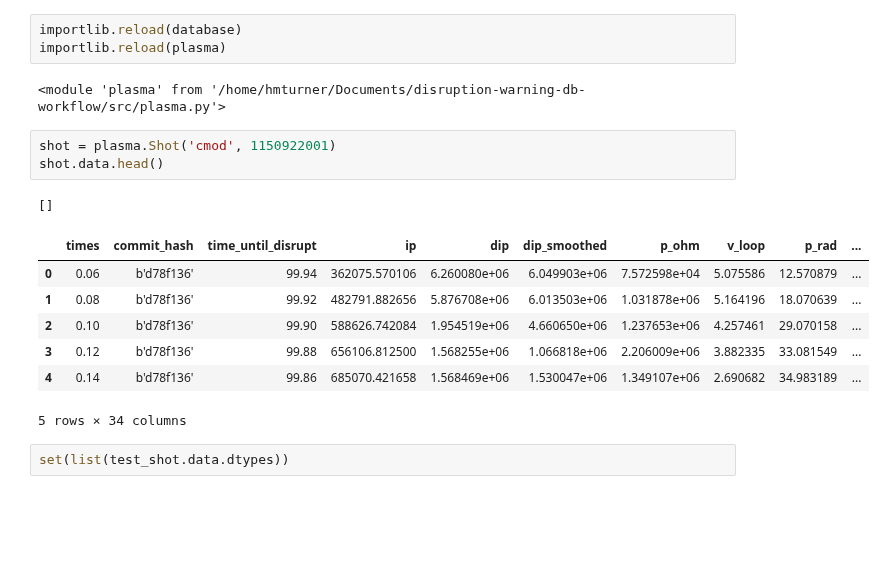
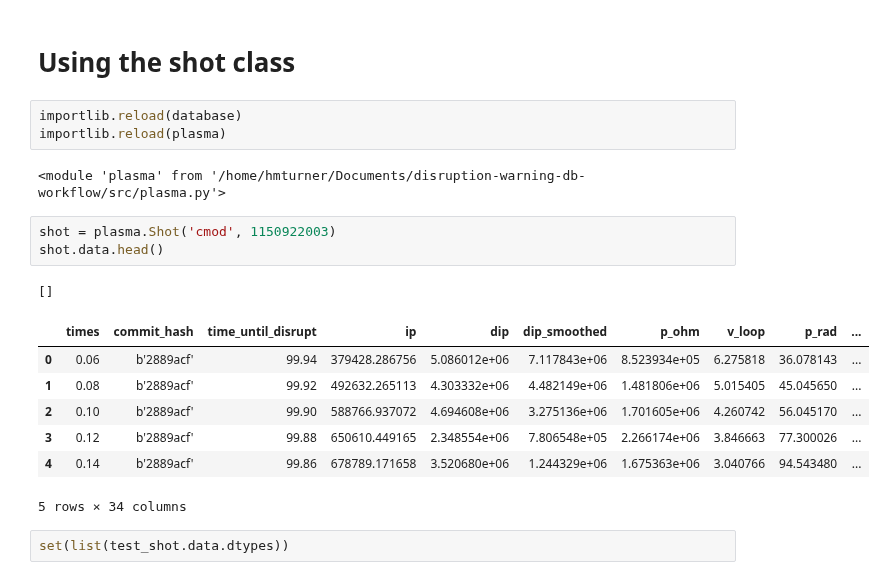
Before and after one commit to MIT-PSFC/disruption-py, a Jupyter notebook: src/examples.ipynb, the cells around one changed output. Saved outputs shown, nothing was run; the diff lists cells and outputs as text; blank space fills up the shorter version.

```diff
--- a/src/examples.ipynb
+++ b/src/examples.ipynb
@@ -38,19 +178,21 @@ plt.legend()
+# %% [markdown]
+# Using the shot class
 # %%
 importlib.reload(database)
 importlib.reload(plasma)
 # %% [output]
 <module 'plasma' from '/home/hmturner/Documents/disruption-warning-db-workflow/src/plasma.py'>
 # %%
-shot = plasma.Shot('cmod', 1150922001)
+shot = plasma.Shot('cmod', 1150922003)
 shot.data.head()
 # %% [output]
 []
 |  | times | commit_hash | time_until_disrupt | ip | dip | dip_smoothed | p_ohm | v_loop | p_rad | ... |
-| 0 | 0.06 | b'd78f136' | 99.94 | 362075.570106 | 6.260080e+06 | 6.049903e+06 | 7.572598e+04 | 5.075586 | 12.570879 | ... |
-| 1 | 0.08 | b'd78f136' | 99.92 | 482791.882656 | 5.876708e+06 | 6.013503e+06 | 1.031878e+06 | 5.164196 | 18.070639 | ... |
-| 2 | 0.10 | b'd78f136' | 99.90 | 588626.742084 | 1.954519e+06 | 4.660650e+06 | 1.237653e+06 | 4.257461 | 29.070158 | ... |
-| 3 | 0.12 | b'd78f136' | 99.88 | 656106.812500 | 1.568255e+06 | 1.066818e+06 | 2.206009e+06 | 3.882335 | 33.081549 | ... |
-| 4 | 0.14 | b'd78f136' | 99.86 | 685070.421658 | 1.568469e+06 | 1.530047e+06 | 1.349107e+06 | 2.690682 | 34.983189 | ... |
+| 0 | 0.06 | b'2889acf' | 99.94 | 379428.286756 | 5.086012e+06 | 7.117843e+06 | 8.523934e+05 | 6.275818 | 36.078143 | ... |
+| 1 | 0.08 | b'2889acf' | 99.92 | 492632.265113 | 4.303332e+06 | 4.482149e+06 | 1.481806e+06 | 5.015405 | 45.045650 | ... |
+| 2 | 0.10 | b'2889acf' | 99.90 | 588766.937072 | 4.694608e+06 | 3.275136e+06 | 1.701605e+06 | 4.260742 | 56.045170 | ... |
+| 3 | 0.12 | b'2889acf' | 99.88 | 650610.449165 | 2.348554e+06 | 7.806548e+05 | 2.266174e+06 | 3.846663 | 77.300026 | ... |
+| 4 | 0.14 | b'2889acf' | 99.86 | 678789.171658 | 3.520680e+06 | 1.244329e+06 | 1.675363e+06 | 3.040766 | 94.543480 | ... |
 5 rows × 34 columns
 # %%
 set(list(test_shot.data.dtypes))
```
Also changed, not shown: parts of 17 cells of this notebook, 3 other files.
